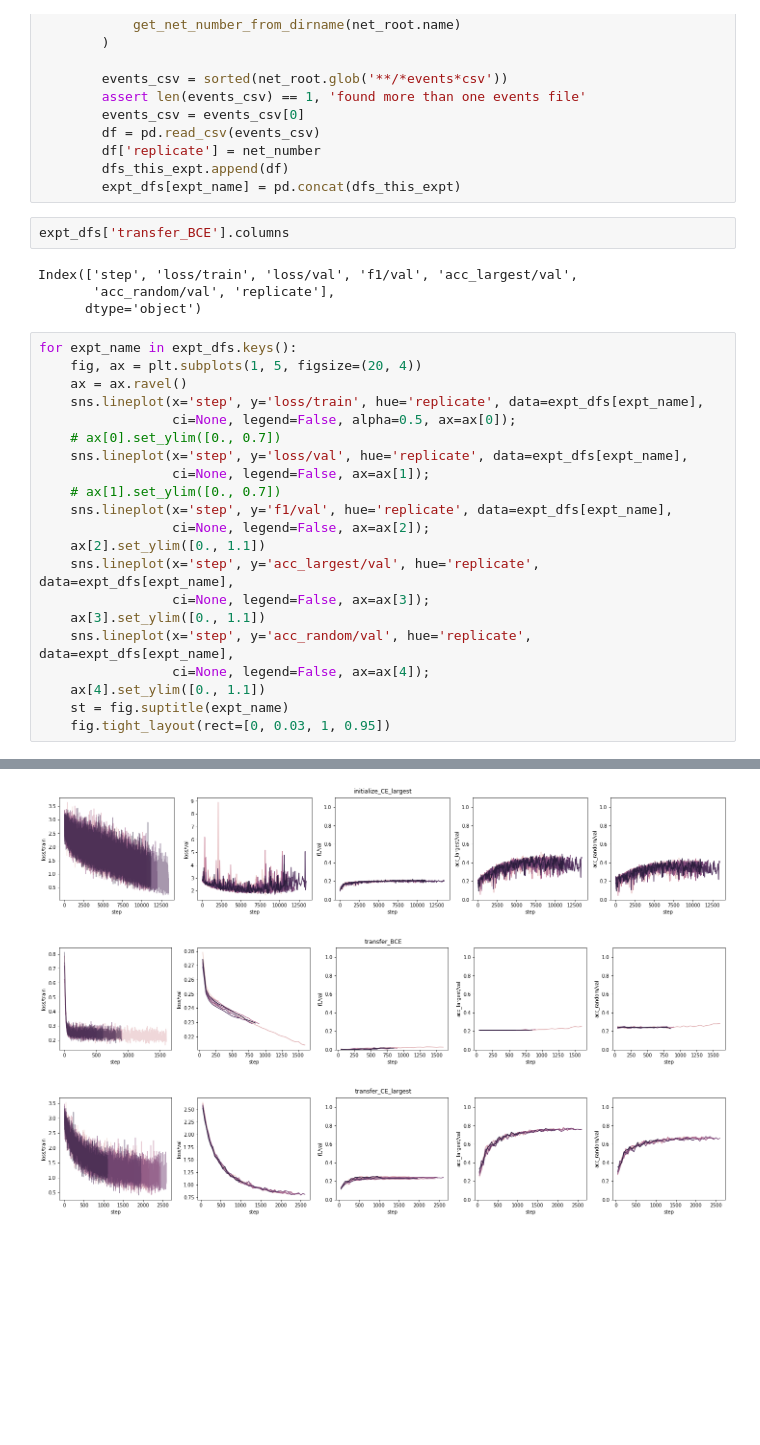
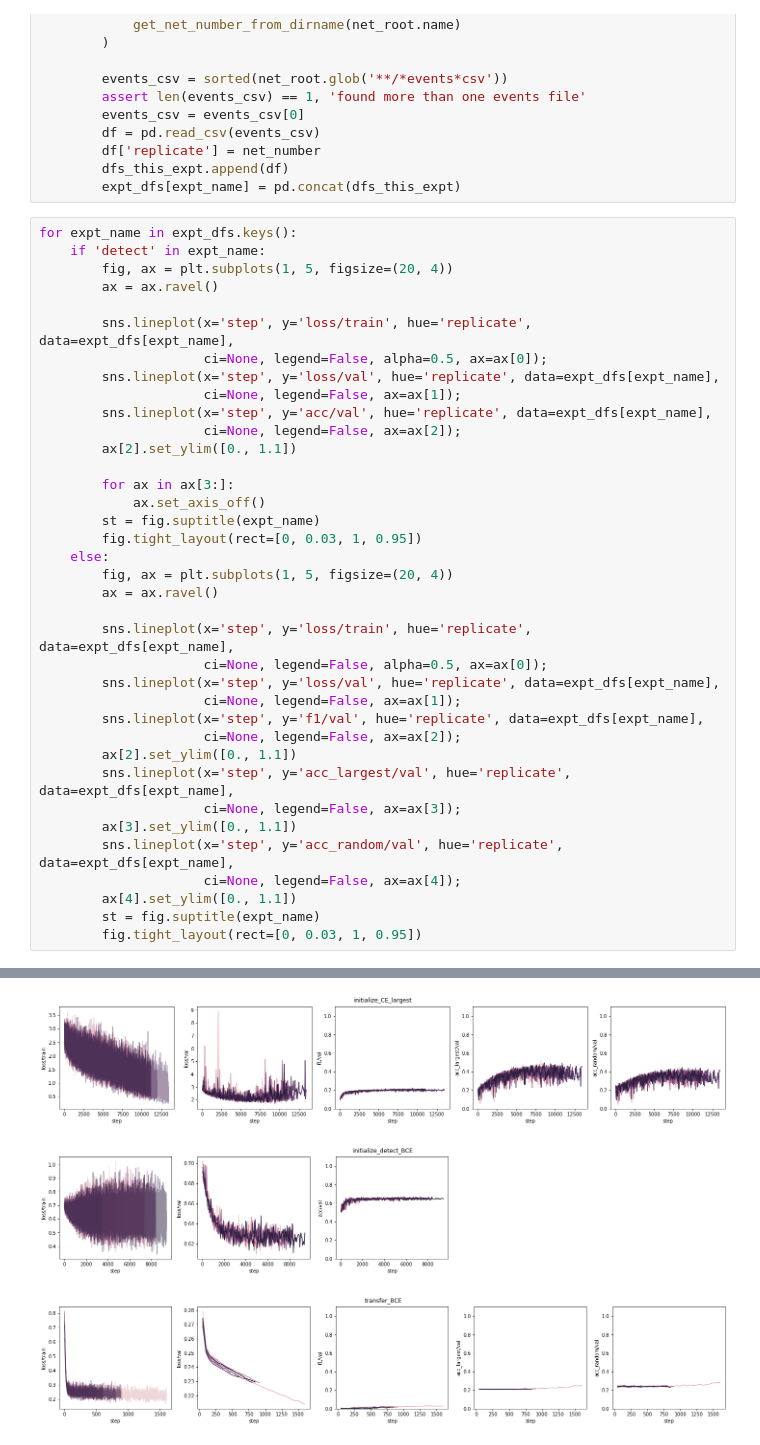
Before and after one commit to NickleDave/visual-search-nets, a Jupyter notebook: docs/notebooks/paper/VSD/training-histories/cornet-s-expts.ipynb, the cells around one changed output, grey strips where cells are left out. Cells and saved outputs as stored; diff of their text form; blank space fills up the shorter version.

Commit message:
update VSD/training-histories notebooks

```diff
--- a/docs/notebooks/paper/VSD/training-histories/cornet-s-expts.ipynb
+++ b/docs/notebooks/paper/VSD/training-histories/cornet-s-expts.ipynb
@@ -47,35 +47,45 @@ for cornet_s_expt_root in cornet_s_expt_roots:
         df['replicate'] = net_number
         dfs_this_expt.append(df)
         expt_dfs[expt_name] = pd.concat(dfs_this_expt)
-# %%
-expt_dfs['transfer_BCE'].columns
-# %% [output]
-Index(['step', 'loss/train', 'loss/val', 'f1/val', 'acc_largest/val',
-       'acc_random/val', 'replicate'],
-      dtype='object')
 # %%
 for expt_name in expt_dfs.keys():
-    fig, ax = plt.subplots(1, 5, figsize=(20, 4))
-    ax = ax.ravel()
-    sns.lineplot(x='step', y='loss/train', hue='replicate', data=expt_dfs[expt_name],
-                 ci=None, legend=False, alpha=0.5, ax=ax[0]);
-    # ax[0].set_ylim([0., 0.7])
-    sns.lineplot(x='step', y='loss/val', hue='replicate', data=expt_dfs[expt_name],
-                 ci=None, legend=False, ax=ax[1]);
-    # ax[1].set_ylim([0., 0.7])
-    sns.lineplot(x='step', y='f1/val', hue='replicate', data=expt_dfs[expt_name],
-                 ci=None, legend=False, ax=ax[2]);
-    ax[2].set_ylim([0., 1.1])
-    sns.lineplot(x='step', y='acc_largest/val', hue='replicate', data=expt_dfs[expt_name],
-                 ci=None, legend=False, ax=ax[3]);
-    ax[3].set_ylim([0., 1.1])
-    sns.lineplot(x='step', y='acc_random/val', hue='replicate', data=expt_dfs[expt_name],
-                 ci=None, legend=False, ax=ax[4]);
-    ax[4].set_ylim([0., 1.1])
-    st = fig.suptitle(expt_name)
-    fig.tight_layout(rect=[0, 0.03, 1, 0.95])
+    if 'detect' in expt_name:
+        fig, ax = plt.subplots(1, 5, figsize=(20, 4))
+        ax = ax.ravel()
+
+        sns.lineplot(x='step', y='loss/train', hue='replicate', data=expt_dfs[expt_name],
+                     ci=None, legend=False, alpha=0.5, ax=ax[0]);
+        sns.lineplot(x='step', y='loss/val', hue='replicate', data=expt_dfs[expt_name],
+                     ci=None, legend=False, ax=ax[1]);
+        sns.lineplot(x='step', y='acc/val', hue='replicate', data=expt_dfs[expt_name],
+                     ci=None, legend=False, ax=ax[2]);
+        ax[2].set_ylim([0., 1.1])
+
+        for ax in ax[3:]:
+            ax.set_axis_off()
+        st = fig.suptitle(expt_name)
+        fig.tight_layout(rect=[0, 0.03, 1, 0.95])
+    else:
+        fig, ax = plt.subplots(1, 5, figsize=(20, 4))
+        ax = ax.ravel()
+
+        sns.lineplot(x='step', y='loss/train', hue='replicate', data=expt_dfs[expt_name],
+                     ci=None, legend=False, alpha=0.5, ax=ax[0]);
+        sns.lineplot(x='step', y='loss/val', hue='replicate', data=expt_dfs[expt_name],
+                     ci=None, legend=False, ax=ax[1]);
+        sns.lineplot(x='step', y='f1/val', hue='replicate', data=expt_dfs[expt_name],
+                     ci=None, legend=False, ax=ax[2]);
+        ax[2].set_ylim([0., 1.1])
+        sns.lineplot(x='step', y='acc_largest/val', hue='replicate', data=expt_dfs[expt_name],
+                     ci=None, legend=False, ax=ax[3]);
+        ax[3].set_ylim([0., 1.1])
+        sns.lineplot(x='step', y='acc_random/val', hue='replicate', data=expt_dfs[expt_name],
+                     ci=None, legend=False, ax=ax[4]);
+        ax[4].set_ylim([0., 1.1])
+        st = fig.suptitle(expt_name)
+        fig.tight_layout(rect=[0, 0.03, 1, 0.95])
 # %% [output]
 [figure]
 [figure]
-[figure, old version]
+[figure, new version]
-[figure, old version]
+[figure, new version]
```
Also changed, not shown: parts of 1 cell of this notebook.
